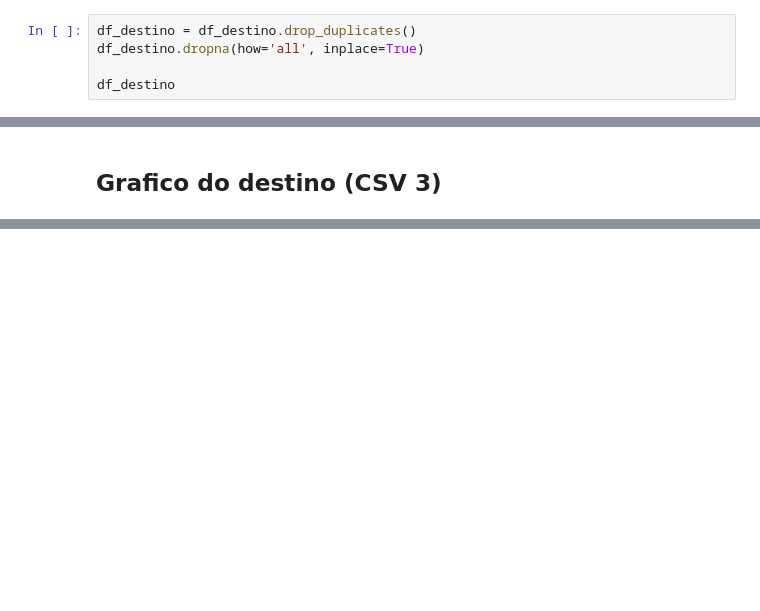
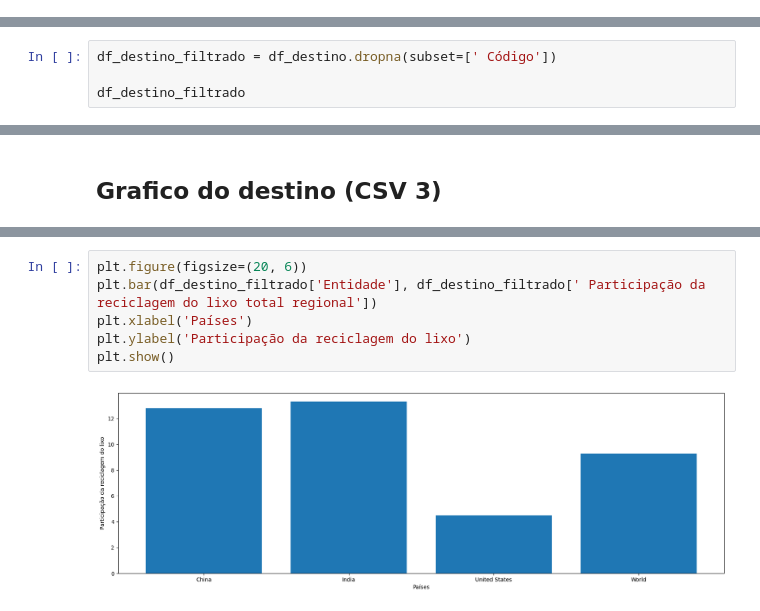
Before and after one commit to RVidaDev/GsIA, a Jupyter notebook: note.ipynb, the cells around one changed output, grey strips where cells are left out. Cells and saved outputs as stored; diff of their text form; blank space fills up the shorter version.

```diff
--- a/note.ipynb
+++ b/note.ipynb
@@ -152,8 +153,3 @@ df_destino.head()
 | 2 | Americas (excl. USA) | NaN | 2002 | 5.227469 | 1.197566 | 32.610554 | ... |
 | 3 | Americas (excl. USA) | NaN | 2003 | 5.482511 | 1.186352 | 32.546440 | ... |
 | 4 | Americas (excl. USA) | NaN | 2004 | 5.740007 | 1.175283 | 32.480970 | ... |
-# %%
-df_destino = df_destino.drop_duplicates()
-df_destino.dropna(how='all', inplace=True)
-
-df_destino
@@ -178,0 +156,4 @@ KeyError: 'China'
+# %%
+df_destino_filtrado = df_destino.dropna(subset=[' Código'])
+
+df_destino_filtrado
@@ -218,0 +267,8 @@ memory usage: 11.1+ KB
+# %%
+plt.figure(figsize=(20, 6))
+plt.bar(df_destino_filtrado['Entidade'], df_destino_filtrado[' Participação da reciclagem do lixo total regional'])
+plt.xlabel('Países')
+plt.ylabel('Participação da reciclagem do lixo')
+plt.show()
+# %% [output]
+[figure, added]
```
Also changed, not shown: parts of 15 cells of this notebook.
